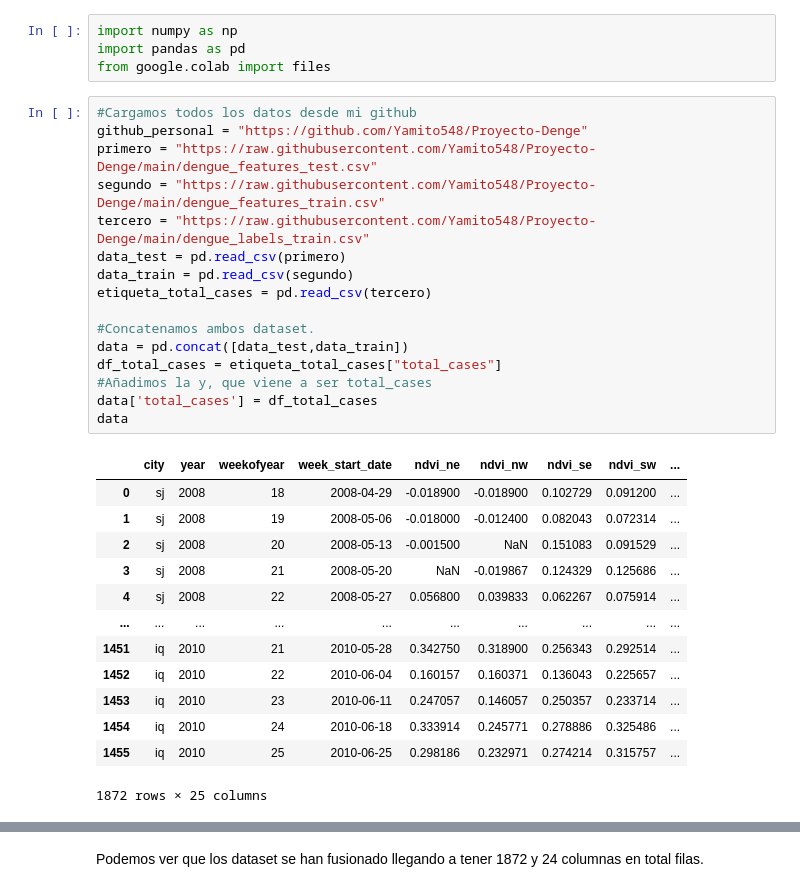
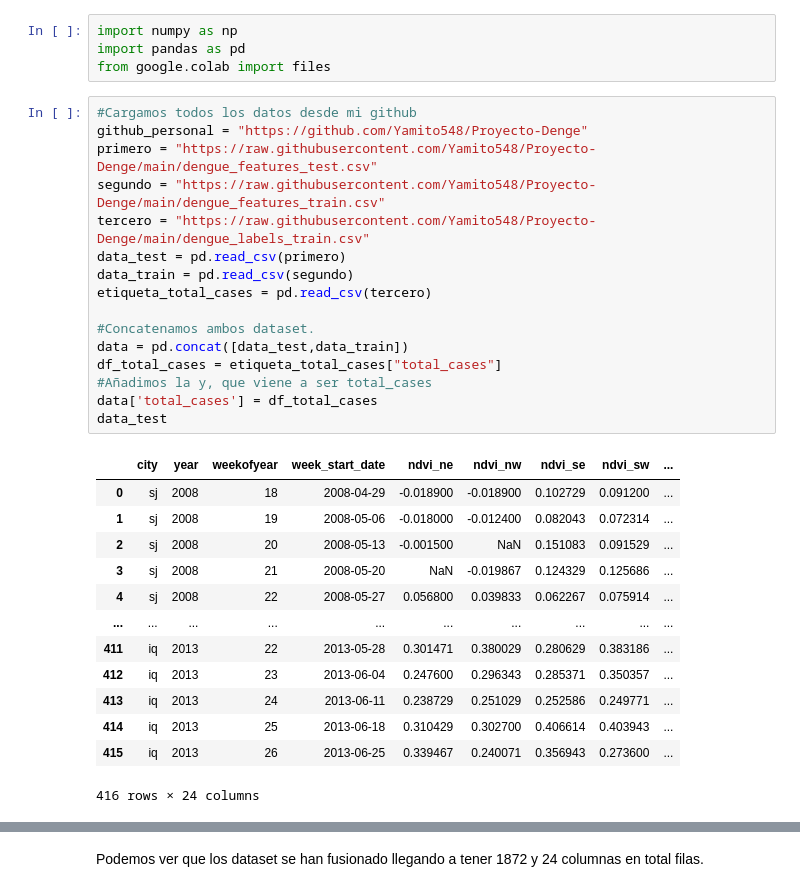
Before and after one commit to Yamito548/Proyecto-Denge, a Jupyter notebook: proyecto_denge_SNS.ipynb, the cells around one changed output, grey strips where cells are left out. Saved outputs shown, nothing was run; the diff lists cells and outputs as text.

```diff
--- a/proyecto_denge_SNS.ipynb
+++ b/proyecto_denge_SNS.ipynb
@@ -19,30 +19,30 @@ from google.colab import files
 # %%
 #Cargamos todos los datos desde mi github
 github_personal = "https://github.com/Yamito548/Proyecto-Denge"
 primero = "https://raw.githubusercontent.com/Yamito548/Proyecto-Denge/main/dengue_features_test.csv"
 segundo = "https://raw.githubusercontent.com/Yamito548/Proyecto-Denge/main/dengue_features_train.csv"
 tercero = "https://raw.githubusercontent.com/Yamito548/Proyecto-Denge/main/dengue_labels_train.csv"
 data_test = pd.read_csv(primero)
 data_train = pd.read_csv(segundo)
 etiqueta_total_cases = pd.read_csv(tercero)
 
 #Concatenamos ambos dataset.
 data = pd.concat([data_test,data_train])
 df_total_cases = etiqueta_total_cases["total_cases"]
 #Añadimos la y, que viene a ser total_cases
 data['total_cases'] = df_total_cases
-data
+data_test
 # %% [output]
 |  | city | year | weekofyear | week_start_date | ndvi_ne | ndvi_nw | ndvi_se | ndvi_sw | ... |
 | 0 | sj | 2008 | 18 | 2008-04-29 | -0.018900 | -0.018900 | 0.102729 | 0.091200 | ... |
 | 1 | sj | 2008 | 19 | 2008-05-06 | -0.018000 | -0.012400 | 0.082043 | 0.072314 | ... |
 | 2 | sj | 2008 | 20 | 2008-05-13 | -0.001500 | NaN | 0.151083 | 0.091529 | ... |
 | 3 | sj | 2008 | 21 | 2008-05-20 | NaN | -0.019867 | 0.124329 | 0.125686 | ... |
 | 4 | sj | 2008 | 22 | 2008-05-27 | 0.056800 | 0.039833 | 0.062267 | 0.075914 | ... |
 | ... | ... | ... | ... | ... | ... | ... | ... | ... | ... |
-| 1451 | iq | 2010 | 21 | 2010-05-28 | 0.342750 | 0.318900 | 0.256343 | 0.292514 | ... |
-| 1452 | iq | 2010 | 22 | 2010-06-04 | 0.160157 | 0.160371 | 0.136043 | 0.225657 | ... |
-| 1453 | iq | 2010 | 23 | 2010-06-11 | 0.247057 | 0.146057 | 0.250357 | 0.233714 | ... |
-| 1454 | iq | 2010 | 24 | 2010-06-18 | 0.333914 | 0.245771 | 0.278886 | 0.325486 | ... |
-| 1455 | iq | 2010 | 25 | 2010-06-25 | 0.298186 | 0.232971 | 0.274214 | 0.315757 | ... |
+| 411 | iq | 2013 | 22 | 2013-05-28 | 0.301471 | 0.380029 | 0.280629 | 0.383186 | ... |
+| 412 | iq | 2013 | 23 | 2013-06-04 | 0.247600 | 0.296343 | 0.285371 | 0.350357 | ... |
+| 413 | iq | 2013 | 24 | 2013-06-11 | 0.238729 | 0.251029 | 0.252586 | 0.249771 | ... |
+| 414 | iq | 2013 | 25 | 2013-06-18 | 0.310429 | 0.302700 | 0.406614 | 0.403943 | ... |
+| 415 | iq | 2013 | 26 | 2013-06-25 | 0.339467 | 0.240071 | 0.356943 | 0.273600 | ... |
-1872 rows × 25 columns
+416 rows × 24 columns
```
Also changed, not shown: parts of 52 cells of this notebook.
